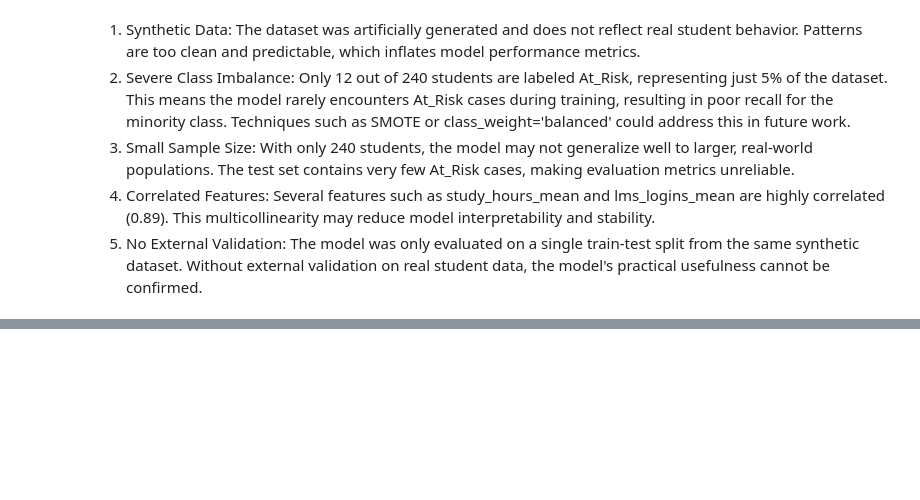
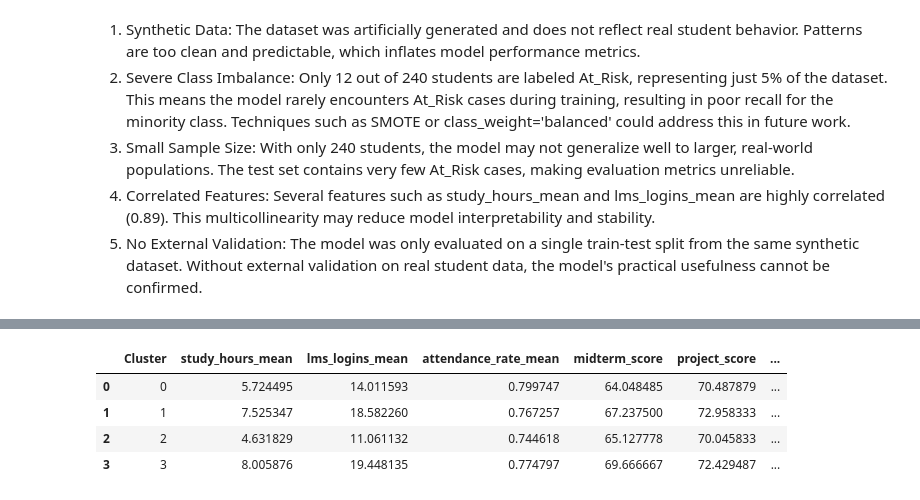
Before and after one commit to AloneMask001/Campus-learning-analytics, a Jupyter notebook: 2365109-HW4.ipynb, the cells around one changed output, grey strips where cells are left out. Cells and saved outputs as stored; diff of their text form; code cells hidden in the pictures; blank space fills up the shorter version.

```diff
--- a/2365109-HW4.ipynb
+++ b/2365109-HW4.ipynb
@@ -1537,0 +1624,12 @@ The dataset is severely imbalanced with only 12 At_Risk students out of 240. Thi
+# %%
+cluster_groupMean = merged_df.groupby("Cluster")[["study_hours_mean", "lms_logins_mean",
+    "attendance_rate_mean", "midterm_score", "project_score",
+    "quiz_average", "library_visits", "advisor_meetings", "final_score"]].mean()
+cluster_groupMean.reset_index()
+#for each cluster i calculated selected features mean to understand the pattern.
+# %% [output]
+|  | Cluster | study_hours_mean | lms_logins_mean | attendance_rate_mean | midterm_score | project_score | ... |
+| 0 | 0 | 5.724495 | 14.011593 | 0.799747 | 64.048485 | 70.487879 | ... |
+| 1 | 1 | 7.525347 | 18.582260 | 0.767257 | 67.237500 | 72.958333 | ... |
+| 2 | 2 | 4.631829 | 11.061132 | 0.744618 | 65.127778 | 70.045833 | ... |
+| 3 | 3 | 8.005876 | 19.448135 | 0.774797 | 69.666667 | 72.429487 | ... |
```
Also changed, not shown: parts of 32 cells of this notebook.
